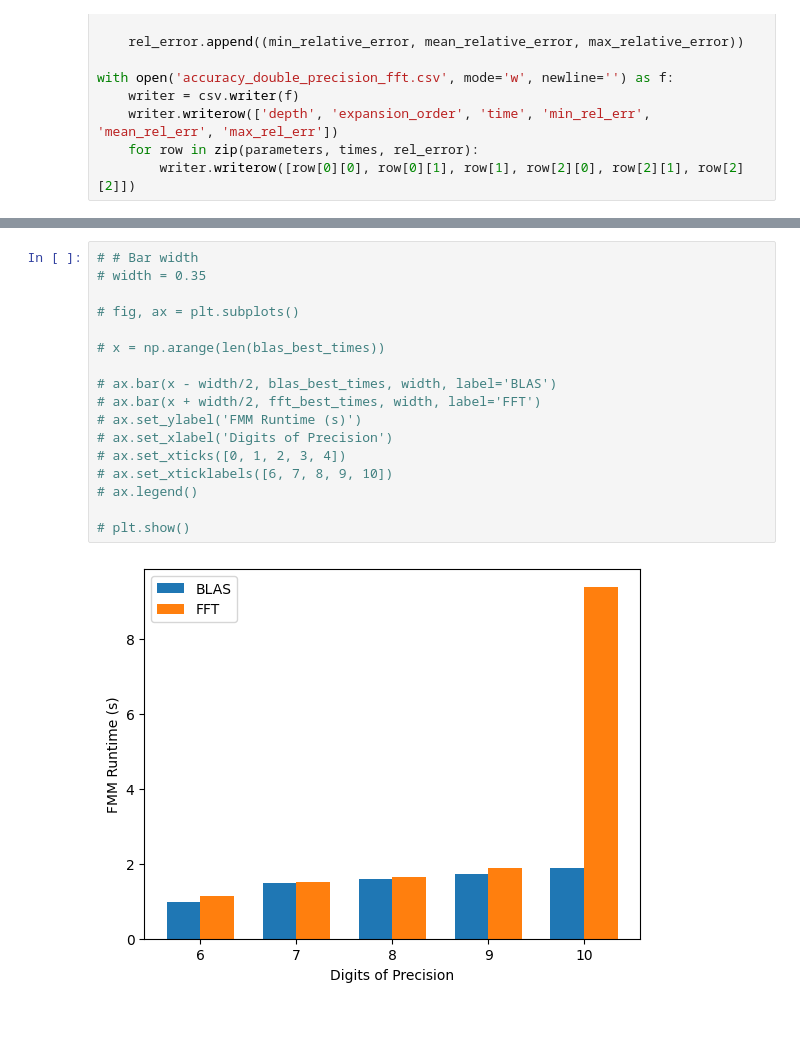
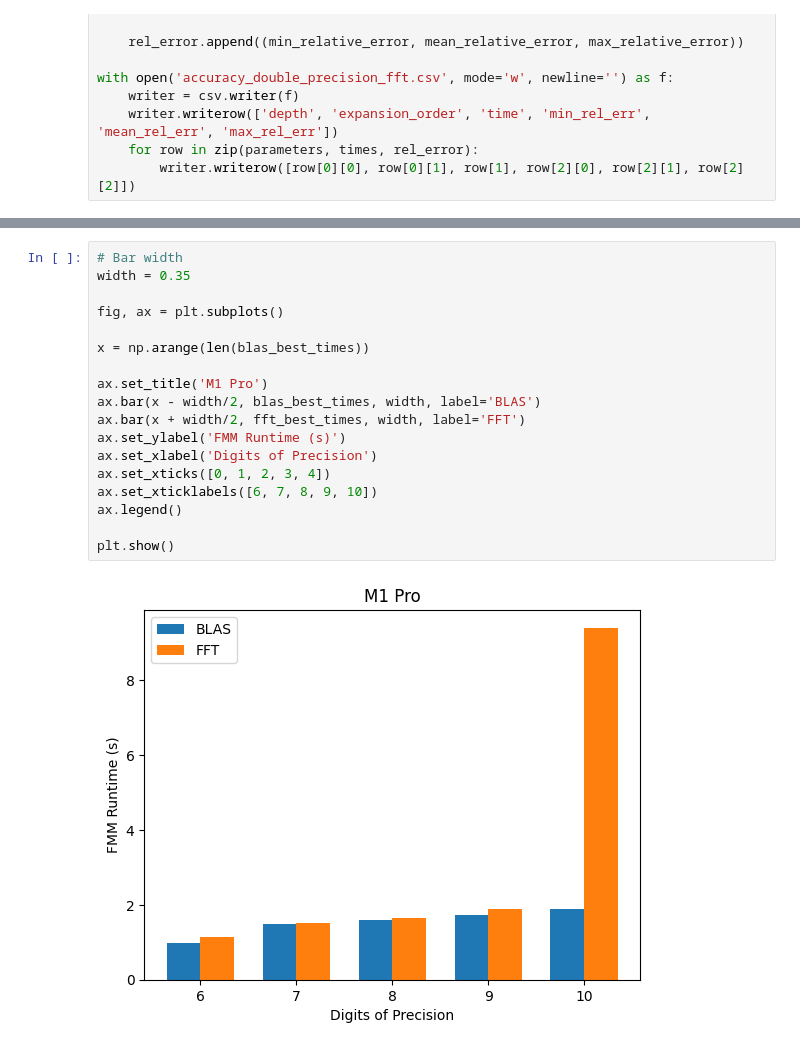
Before and after one commit to bempp/kifmm, a Jupyter notebook: kifmm/python/experiments/Accuracy.ipynb, the cells around one changed output, grey strips where cells are left out. Cells and saved outputs as stored; diff of their text form; blank space fills up the shorter version.

```diff
--- a/kifmm/python/experiments/Accuracy.ipynb
+++ b/kifmm/python/experiments/Accuracy.ipynb
@@ -455,19 +486,20 @@ with open('accuracy_double_precision_fft.csv', mode='w', newline='') as f:
 # %%
-# # Bar width
-# width = 0.35
+# Bar width
+width = 0.35
 
-# fig, ax = plt.subplots()
+fig, ax = plt.subplots()
 
-# x = np.arange(len(blas_best_times))
+x = np.arange(len(blas_best_times))
 
-# ax.bar(x - width/2, blas_best_times, width, label='BLAS')
-# ax.bar(x + width/2, fft_best_times, width, label='FFT')
-# ax.set_ylabel('FMM Runtime (s)')
-# ax.set_xlabel('Digits of Precision')
-# ax.set_xticks([0, 1, 2, 3, 4])
-# ax.set_xticklabels([6, 7, 8, 9, 10])
-# ax.legend()
+ax.set_title('M1 Pro')
+ax.bar(x - width/2, blas_best_times, width, label='BLAS')
+ax.bar(x + width/2, fft_best_times, width, label='FFT')
+ax.set_ylabel('FMM Runtime (s)')
+ax.set_xlabel('Digits of Precision')
+ax.set_xticks([0, 1, 2, 3, 4])
+ax.set_xticklabels([6, 7, 8, 9, 10])
+ax.legend()
 
-# plt.show()
+plt.show()
 # %% [output]
-[figure, old version]
+[figure, new version]
```
Also changed, not shown: parts of 10 cells of this notebook, 3 other files.
